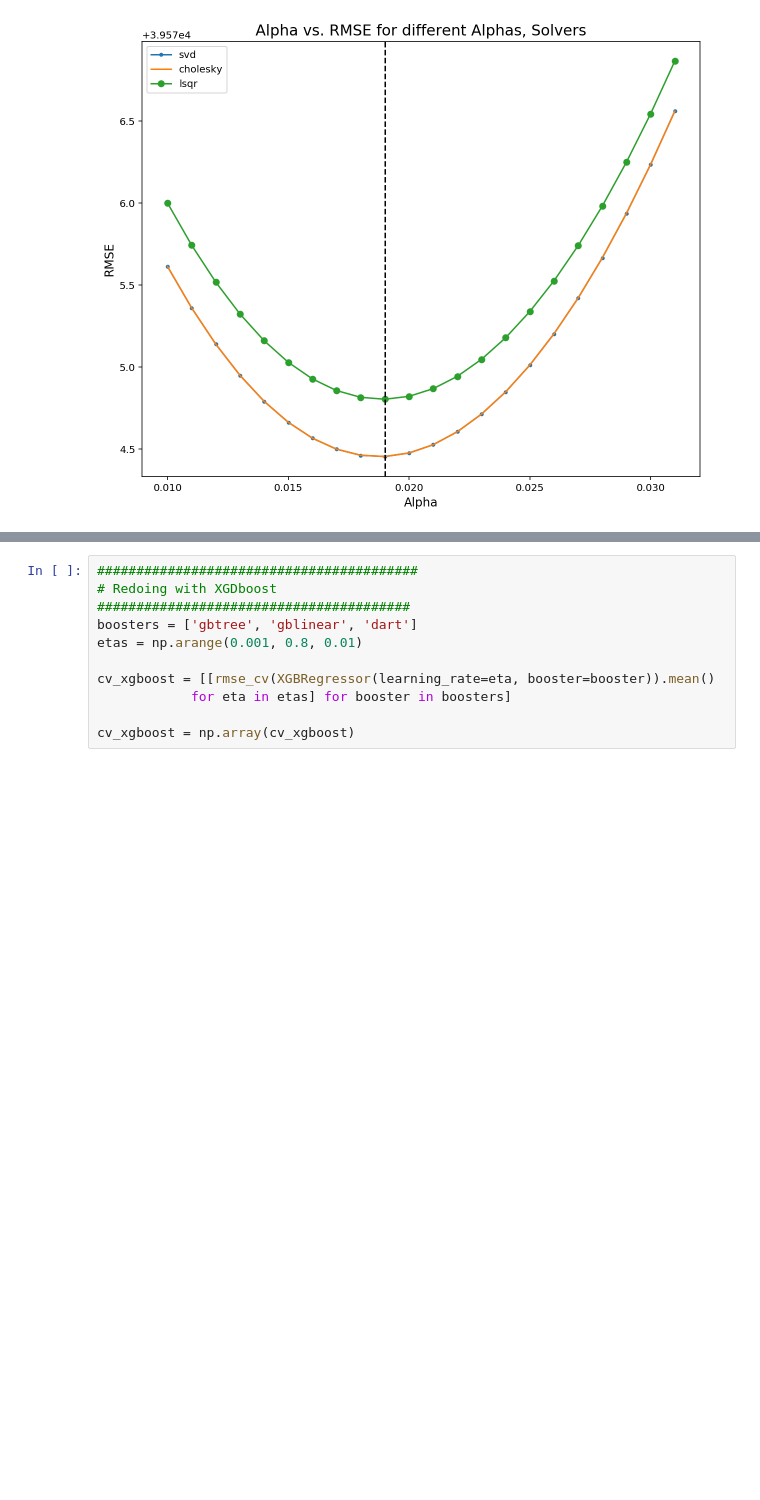
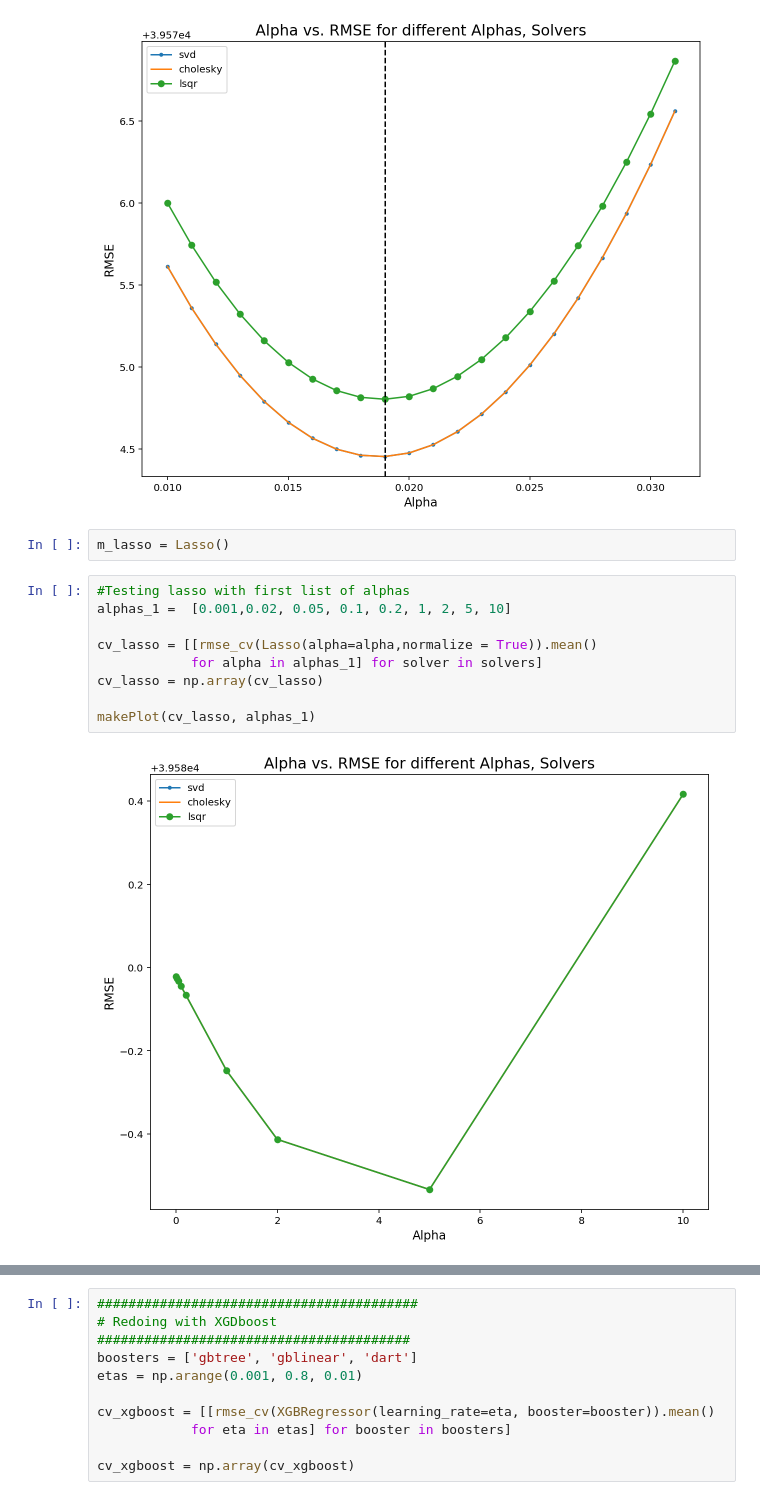
Before and after one commit to jsigee87/Data-Science-Lab-ee379k, a Jupyter notebook: lab4/src/problem4redo.ipynb, the cells around one changed output, grey strips where cells are left out. Cells and saved outputs as stored; diff of their text form; blank space fills up the shorter version.

Commit message:
Added code for lasso model, will work on ensembling after the exam

```diff
--- a/lab4/src/problem4redo.ipynb
+++ b/lab4/src/problem4redo.ipynb
@@ -272,3 +243,16 @@ _ = plt.title("Alpha vs. RMSE for different Alphas, Solvers", fontsize=15)
 _ = plt.legend()
 # %% [output]
 [figure]
+# %%
+m_lasso = Lasso()
+# %%
+#Testing lasso with first list of alphas
+alphas_1 =  [0.001,0.02, 0.05, 0.1, 0.2, 1, 2, 5, 10]
+
+cv_lasso = [[rmse_cv(Lasso(alpha=alpha,normalize = True)).mean()
+            for alpha in alphas_1] for solver in solvers]
+cv_lasso = np.array(cv_lasso)
+
+makePlot(cv_lasso, alphas_1)
+# %% [output]
+[figure, added]
```
Also changed, not shown: parts of 14 cells of this notebook.
